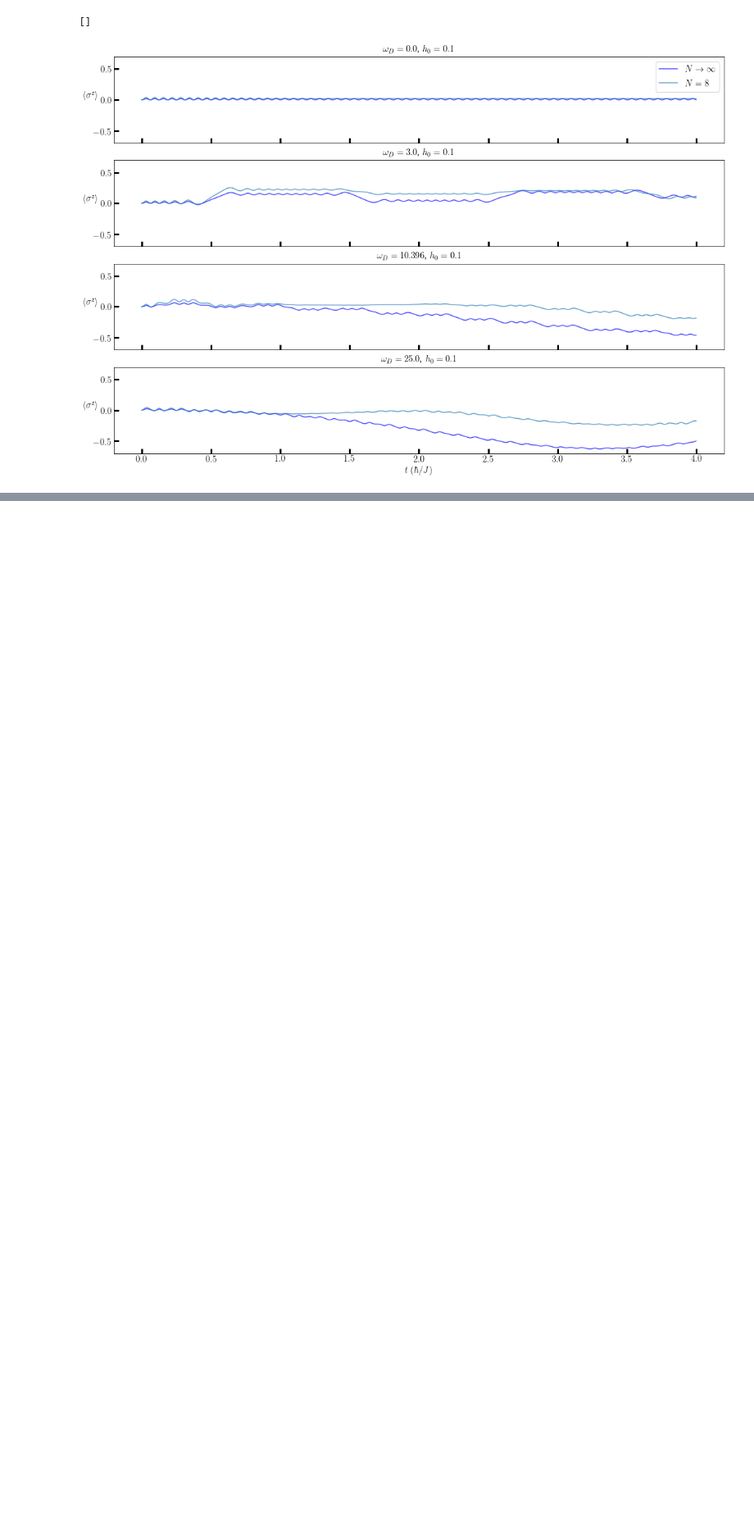
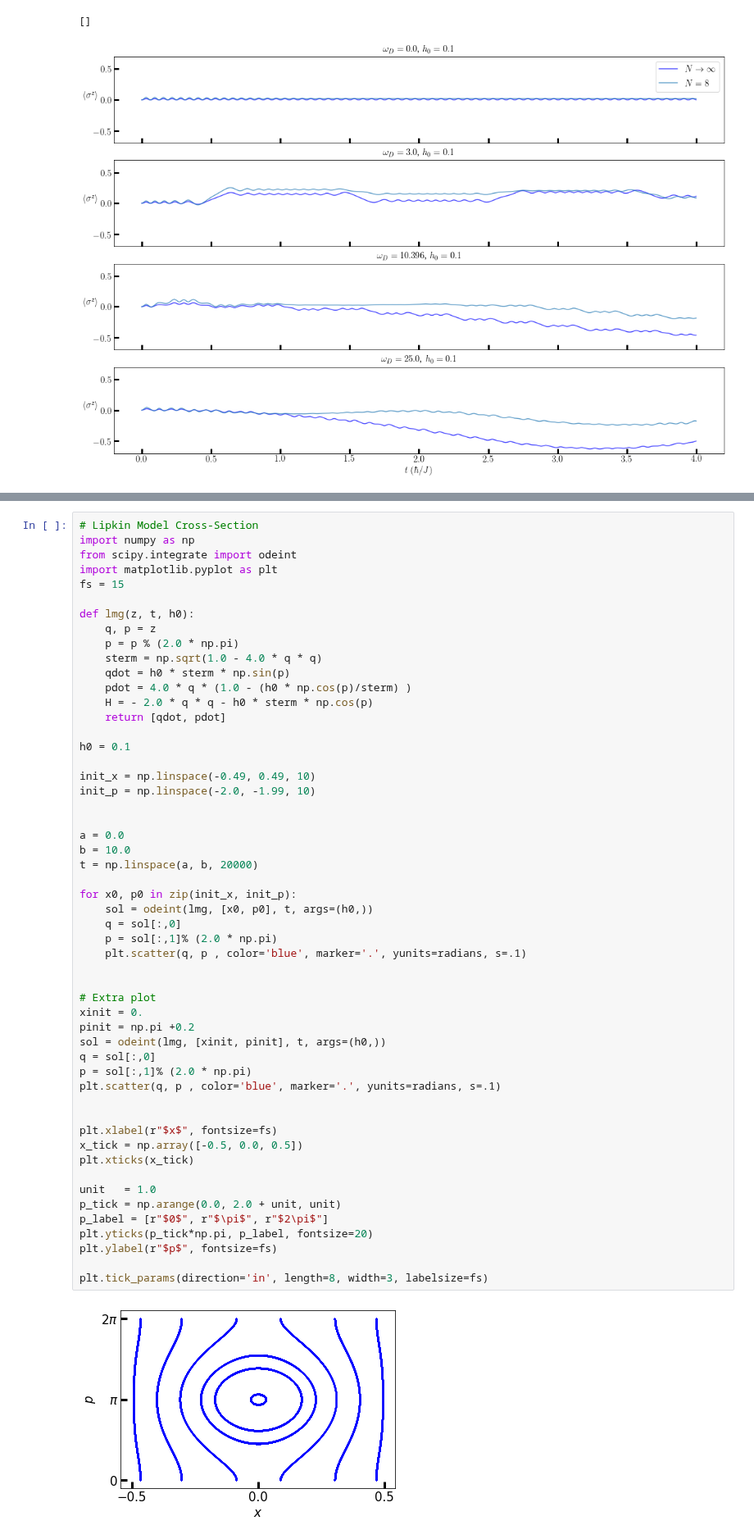
Before and after one commit to deyh2020/periodic_lipkin, a Jupyter notebook: lipkin.ipynb, the cells around one changed output, grey strips where cells are left out. Shown at 82% size. Drawn from its saved outputs; the diff is of its cells as text; blank space fills up the shorter version.

Commit message:
added poincare section of LMG dynamics

```diff
--- a/lipkin.ipynb
+++ b/lipkin.ipynb
@@ -379,3 +390,58 @@ Thus, we suggest that we carry out numerical simulations (once adequate resource
+# %%
+# Lipkin Model Cross-Section
+import numpy as np
+from scipy.integrate import odeint
+import matplotlib.pyplot as plt
+fs = 15
+
+def lmg(z, t, h0):
+    q, p = z
+    p = p % (2.0 * np.pi)
+    sterm = np.sqrt(1.0 - 4.0 * q * q)
+    qdot = h0 * sterm * np.sin(p)
+    pdot = 4.0 * q * (1.0 - (h0 * np.cos(p)/sterm) )
+    H = - 2.0 * q * q - h0 * sterm * np.cos(p)
+    return [qdot, pdot]
+
+h0 = 0.1
+
+init_x = np.linspace(-0.49, 0.49, 10)
+init_p = np.linspace(-2.0, -1.99, 10)
+
+
+a = 0.0
+b = 10.0
+t = np.linspace(a, b, 20000)
+
+for x0, p0 in zip(init_x, init_p):
+    sol = odeint(lmg, [x0, p0], t, args=(h0,))
+    q = sol[:,0]
+    p = sol[:,1]% (2.0 * np.pi)
+    plt.scatter(q, p , color='blue', marker='.', yunits=radians, s=.1)
+
+
+# Extra plot
+xinit = 0.
+pinit = np.pi +0.2
+sol = odeint(lmg, [xinit, pinit], t, args=(h0,))
+q = sol[:,0]
+p = sol[:,1]% (2.0 * np.pi)
+plt.scatter(q, p , color='blue', marker='.', yunits=radians, s=.1)
+
+
+plt.xlabel(r"$x$", fontsize=fs)
+x_tick = np.array([-0.5, 0.0, 0.5])
+plt.xticks(x_tick)
+
+unit   = 1.0
+p_tick = np.arange(0.0, 2.0 + unit, unit)
+p_label = [r"$0$", r"$\pi$", r"$2\pi$"]
+plt.yticks(p_tick*np.pi, p_label, fontsize=20)
+plt.ylabel(r"$p$", fontsize=fs)
+
+plt.tick_params(direction='in', length=8, width=3, labelsize=fs)
+# %% [output]
+[figure, added]
 # %% [markdown]
 ## References
 1. Lipkin, H. J., N. Meshkov, and A. J. Glick. “Validity of Many-Body Approximation Methods for a Solvable Model: (I). Exact Solutions and Perturbation Theory.” Nuclear Physics 62, no. 2 (February 1, 1965): 188–98. https://doi.org/10/fpqf4q.
```
Also changed, not shown: parts of 4 cells of this notebook.
